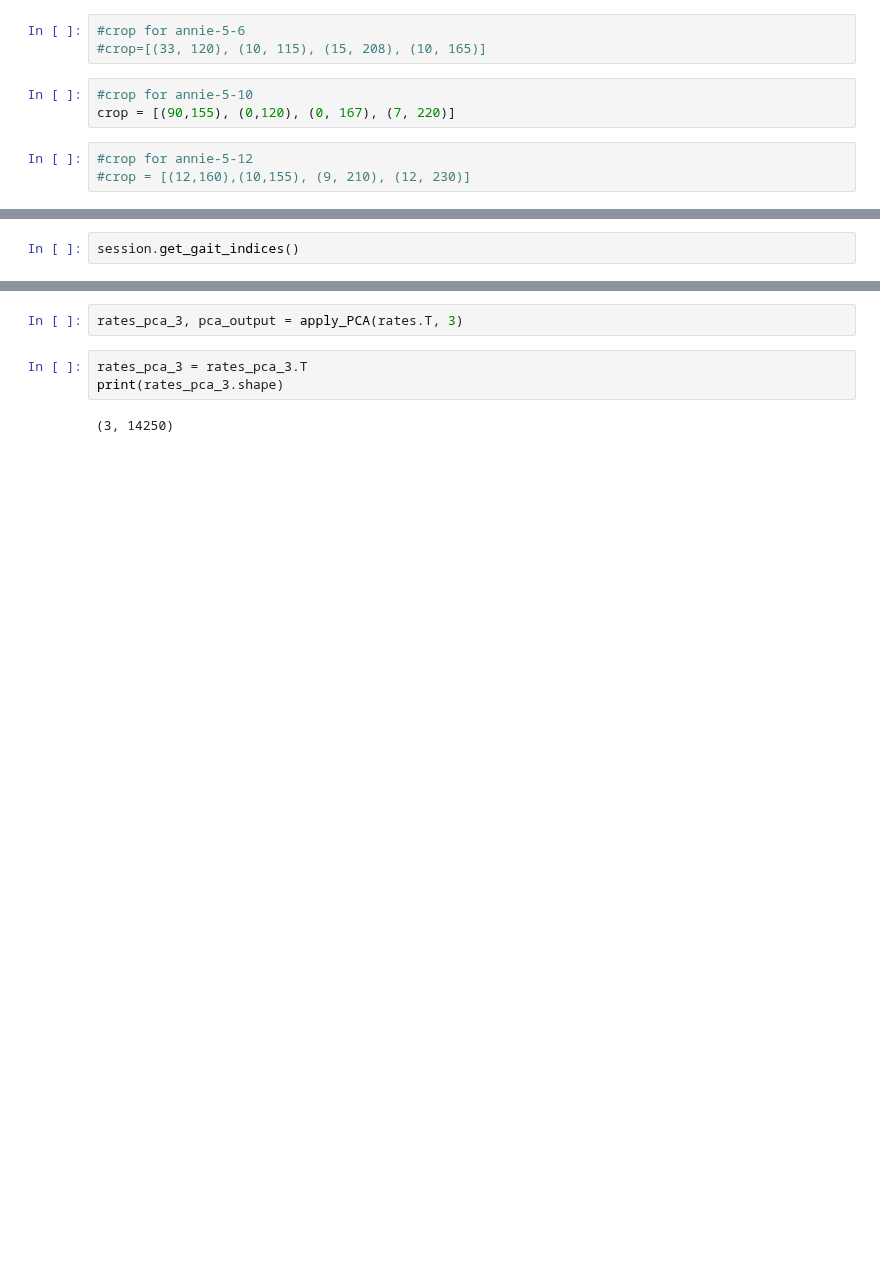
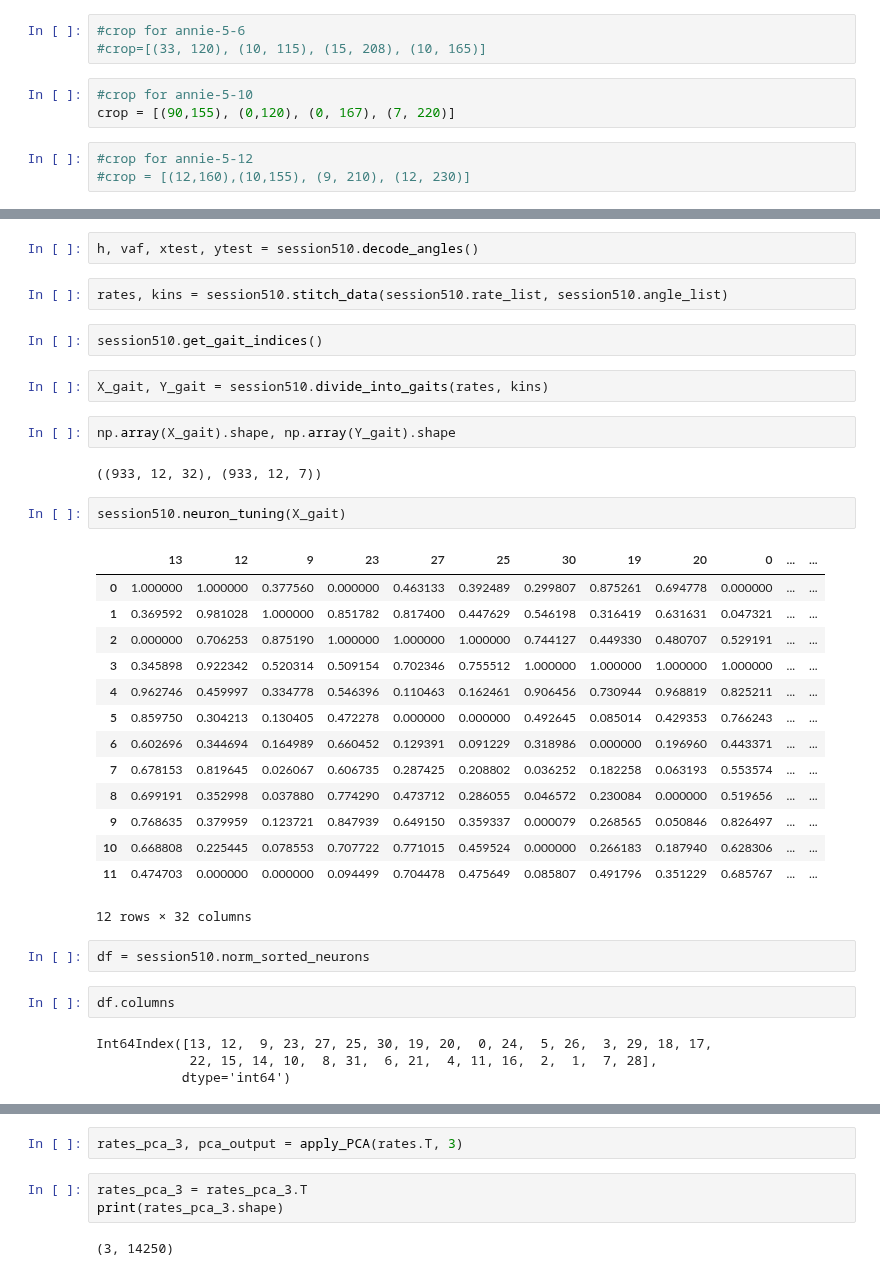
Before and after one commit to dbasrai/rat-fes, a Jupyter notebook: scripts/organizer scrabook.ipynb, the cells around one changed output, grey strips where cells are left out. Saved outputs shown, nothing was run; the diff lists cells and outputs as text; blank space fills up the shorter version.

```diff
--- a/scripts/organizer scrabook.ipynb
+++ b/scripts/organizer scrabook.ipynb
@@ -36,2 +42,37 @@ rates, angles = session.stitch_data(session.rate_list, session.angle_list)
+# %%
+h, vaf, xtest, ytest = session510.decode_angles()
+# %%
+rates, kins = session510.stitch_data(session510.rate_list, session510.angle_list)
 # %%
-session.get_gait_indices()
+session510.get_gait_indices()
+# %%
+X_gait, Y_gait = session510.divide_into_gaits(rates, kins)
+# %%
+np.array(X_gait).shape, np.array(Y_gait).shape
+# %% [output]
+((933, 12, 32), (933, 12, 7))
+# %%
+session510.neuron_tuning(X_gait)
+# %% [output]
+|  | 13 | 12 | 9 | 23 | 27 | 25 | 30 | 19 | 20 | 0 | ... | ... |
+| 0 | 1.000000 | 1.000000 | 0.377560 | 0.000000 | 0.463133 | 0.392489 | 0.299807 | 0.875261 | 0.694778 | 0.000000 | ... | ... |
+| 1 | 0.369592 | 0.981028 | 1.000000 | 0.851782 | 0.817400 | 0.447629 | 0.546198 | 0.316419 | 0.631631 | 0.047321 | ... | ... |
+| 2 | 0.000000 | 0.706253 | 0.875190 | 1.000000 | 1.000000 | 1.000000 | 0.744127 | 0.449330 | 0.480707 | 0.529191 | ... | ... |
+| 3 | 0.345898 | 0.922342 | 0.520314 | 0.509154 | 0.702346 | 0.755512 | 1.000000 | 1.000000 | 1.000000 | 1.000000 | ... | ... |
+| 4 | 0.962746 | 0.459997 | 0.334778 | 0.546396 | 0.110463 | 0.162461 | 0.906456 | 0.730944 | 0.968819 | 0.825211 | ... | ... |
+| 5 | 0.859750 | 0.304213 | 0.130405 | 0.472278 | 0.000000 | 0.000000 | 0.492645 | 0.085014 | 0.429353 | 0.766243 | ... | ... |
+| 6 | 0.602696 | 0.344694 | 0.164989 | 0.660452 | 0.129391 | 0.091229 | 0.318986 | 0.000000 | 0.196960 | 0.443371 | ... | ... |
+| 7 | 0.678153 | 0.819645 | 0.026067 | 0.606735 | 0.287425 | 0.208802 | 0.036252 | 0.182258 | 0.063193 | 0.553574 | ... | ... |
+| 8 | 0.699191 | 0.352998 | 0.037880 | 0.774290 | 0.473712 | 0.286055 | 0.046572 | 0.230084 | 0.000000 | 0.519656 | ... | ... |
+| 9 | 0.768635 | 0.379959 | 0.123721 | 0.847939 | 0.649150 | 0.359337 | 0.000079 | 0.268565 | 0.050846 | 0.826497 | ... | ... |
+| 10 | 0.668808 | 0.225445 | 0.078553 | 0.707722 | 0.771015 | 0.459524 | 0.000000 | 0.266183 | 0.187940 | 0.628306 | ... | ... |
+| 11 | 0.474703 | 0.000000 | 0.000000 | 0.094499 | 0.704478 | 0.475649 | 0.085807 | 0.491796 | 0.351229 | 0.685767 | ... | ... |
+12 rows × 32 columns
+# %%
+df = session510.norm_sorted_neurons
+# %%
+df.columns
+# %% [output]
+Int64Index([13, 12,  9, 23, 27, 25, 30, 19, 20,  0, 24,  5, 26,  3, 29, 18, 17,
+            22, 15, 14, 10,  8, 31,  6, 21,  4, 11, 16,  2,  1,  7, 28],
+           dtype='int64')
```
Also changed, not shown: parts of 4 cells of this notebook, 6 other files.
